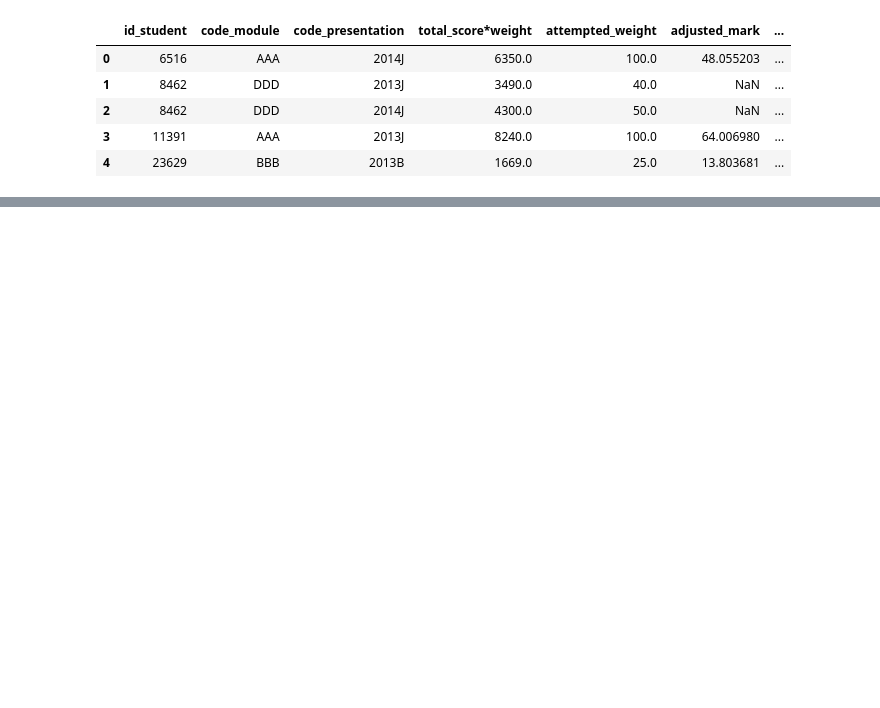
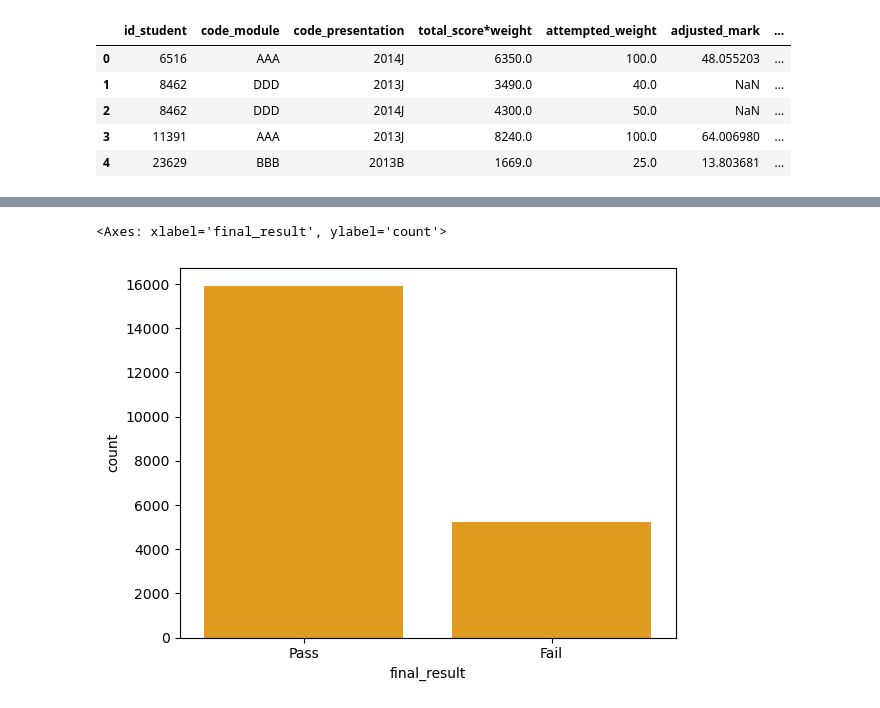
Before and after one commit to unknown-eps/bayesian_project, a Jupyter notebook: predict_final_result.ipynb, the cells around one changed output, grey strips where cells are left out. Cells and saved outputs as stored; diff of their text form; code cells hidden in the pictures; blank space fills up the shorter version.

```diff
--- a/predict_final_result.ipynb
+++ b/predict_final_result.ipynb
@@ -24,0 +66,6 @@ plt.show()
+# %%
+# Grouping the final results together as Pass and Fail
+sns.countplot(data=df , x='final_result', order = df['final_result'].value_counts().index, color='orange')
+# %% [output]
+<Axes: xlabel='final_result', ylabel='count'>
+[figure, added]
```
Also changed, not shown: parts of 21 cells of this notebook, 1 other file.
